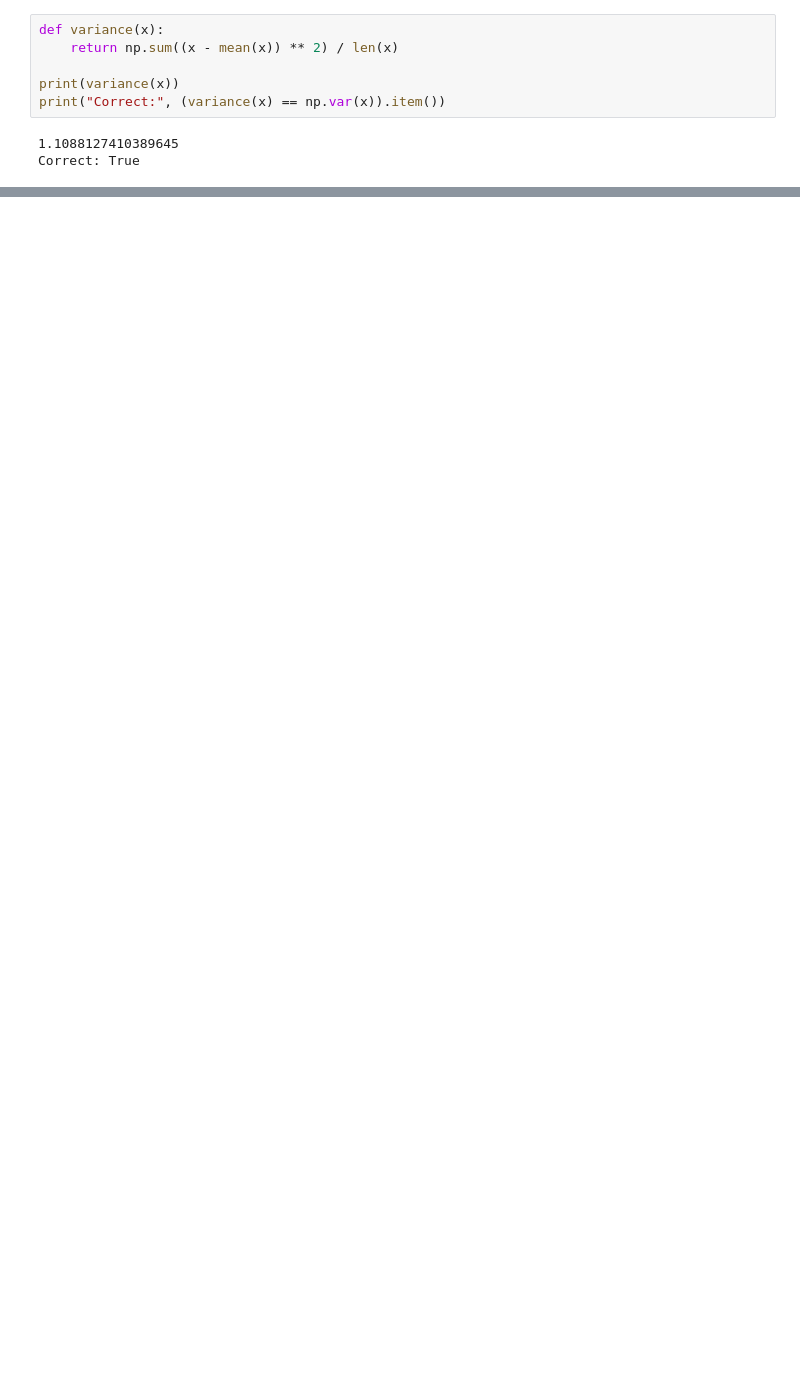
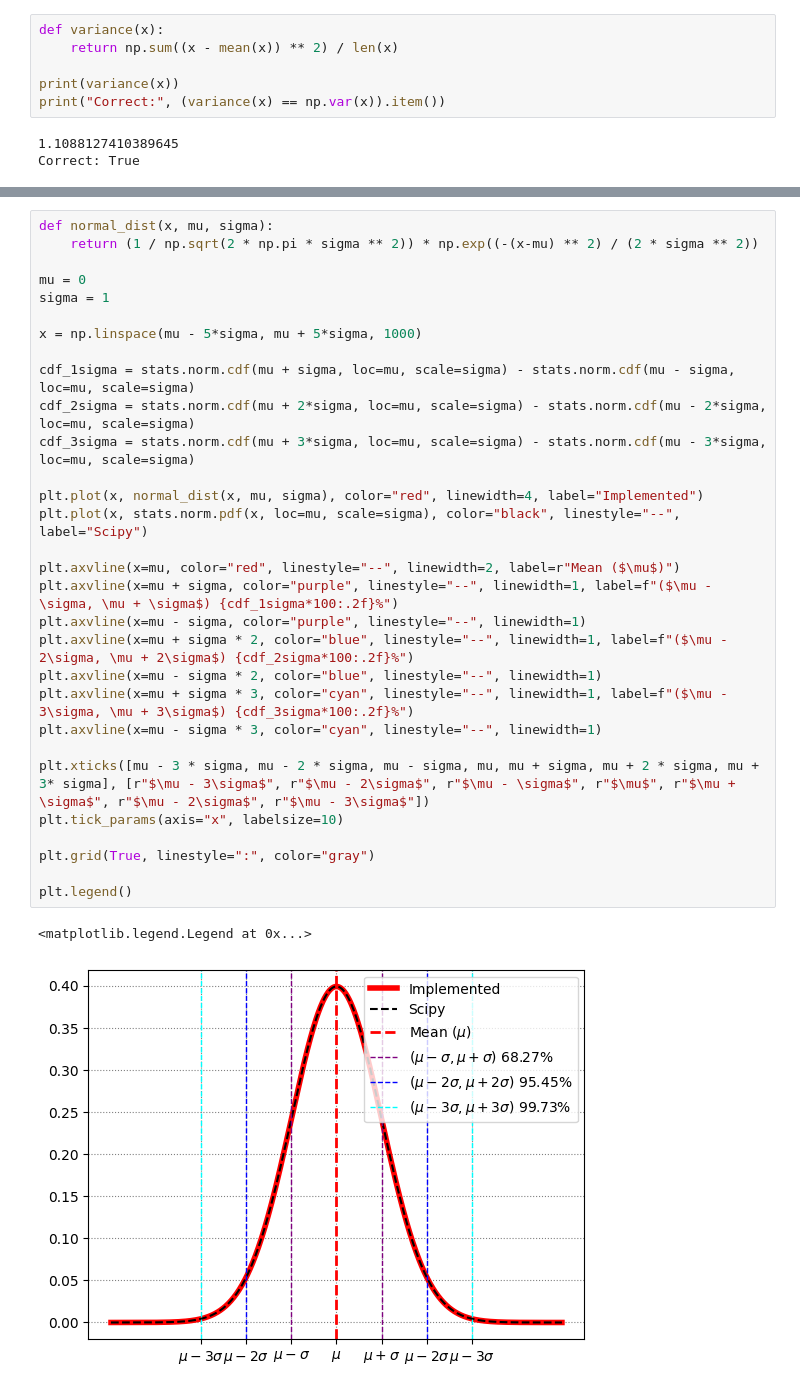
Before and after one commit to CalebSDHUB/statistics, a Jupyter notebook: basic-statistics.ipynb, the cells around one changed output, grey strips where cells are left out. Cells and saved outputs as stored; diff of their text form; blank space fills up the shorter version.

Commit message:
add normal distribution implementation

```diff
--- a/basic-statistics.ipynb
+++ b/basic-statistics.ipynb
@@ -48,0 +54,33 @@ Correct: True
+# %%
+def normal_dist(x, mu, sigma):
+    return (1 / np.sqrt(2 * np.pi * sigma ** 2)) * np.exp((-(x-mu) ** 2) / (2 * sigma ** 2))
+
+mu = 0
+sigma = 1
+
+x = np.linspace(mu - 5*sigma, mu + 5*sigma, 1000)
+
+cdf_1sigma = stats.norm.cdf(mu + sigma, loc=mu, scale=sigma) - stats.norm.cdf(mu - sigma, loc=mu, scale=sigma)
+cdf_2sigma = stats.norm.cdf(mu + 2*sigma, loc=mu, scale=sigma) - stats.norm.cdf(mu - 2*sigma, loc=mu, scale=sigma)
+cdf_3sigma = stats.norm.cdf(mu + 3*sigma, loc=mu, scale=sigma) - stats.norm.cdf(mu - 3*sigma, loc=mu, scale=sigma)
+
+plt.plot(x, normal_dist(x, mu, sigma), color="red", linewidth=4, label="Implemented")
+plt.plot(x, stats.norm.pdf(x, loc=mu, scale=sigma), color="black", linestyle="--", label="Scipy")
+
+plt.axvline(x=mu, color="red", linestyle="--", linewidth=2, label=r"Mean ($\mu$)")
+plt.axvline(x=mu + sigma, color="purple", linestyle="--", linewidth=1, label=f"($\mu - \sigma, \mu + \sigma$) {cdf_1sigma*100:.2f}%")
+plt.axvline(x=mu - sigma, color="purple", linestyle="--", linewidth=1)
+plt.axvline(x=mu + sigma * 2, color="blue", linestyle="--", linewidth=1, label=f"($\mu - 2\sigma, \mu + 2\sigma$) {cdf_2sigma*100:.2f}%")
+plt.axvline(x=mu - sigma * 2, color="blue", linestyle="--", linewidth=1)
+plt.axvline(x=mu + sigma * 3, color="cyan", linestyle="--", linewidth=1, label=f"($\mu - 3\sigma, \mu + 3\sigma$) {cdf_3sigma*100:.2f}%")
+plt.axvline(x=mu - sigma * 3, color="cyan", linestyle="--", linewidth=1)
+
+plt.xticks([mu - 3 * sigma, mu - 2 * sigma, mu - sigma, mu, mu + sigma, mu + 2 * sigma, mu + 3* sigma], [r"$\mu - 3\sigma$", r"$\mu - 2\sigma$", r"$\mu - \sigma$", r"$\mu$", r"$\mu + \sigma$", r"$\mu - 2\sigma$", r"$\mu - 3\sigma$"])
+plt.tick_params(axis="x", labelsize=10)
+
+plt.grid(True, linestyle=":", color="gray")
+
+plt.legend()
+# %% [output]
+<matplotlib.legend.Legend at 0x...>
+[figure, added]
```
Also changed, not shown: parts of 7 cells of this notebook.
